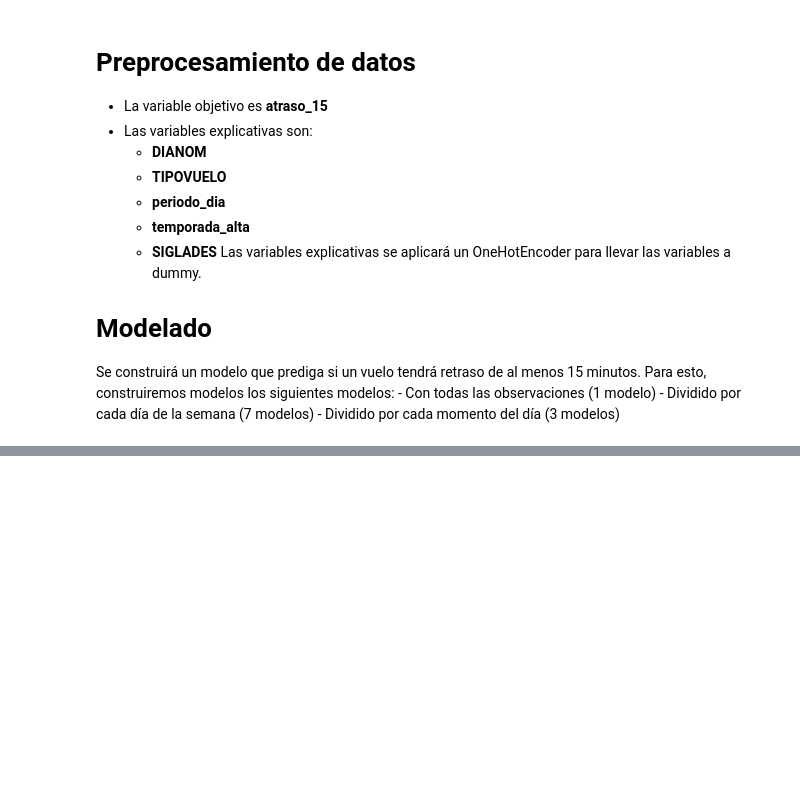
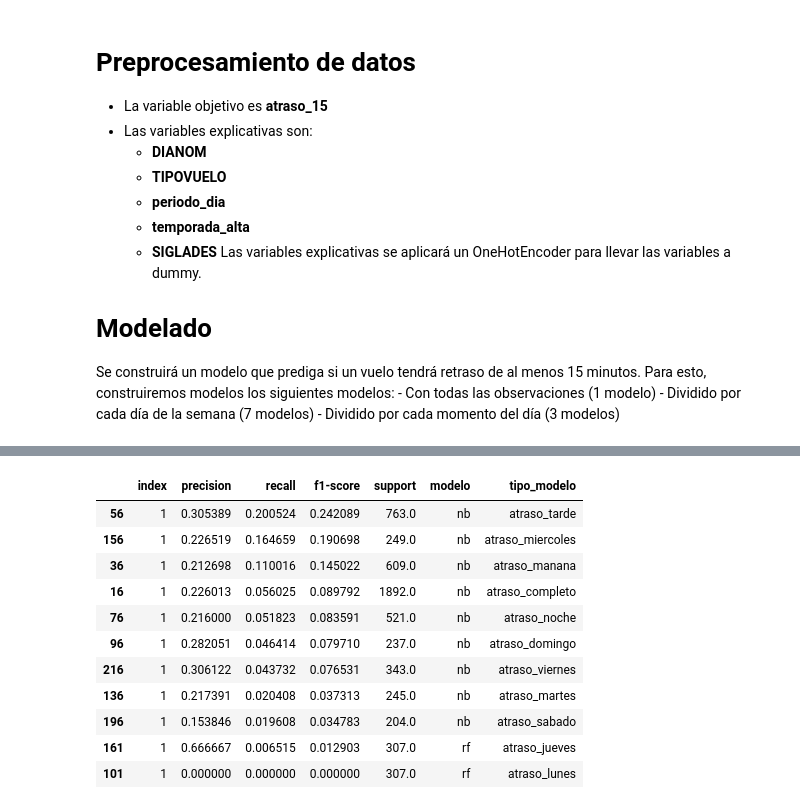
Before and after one commit to marioguzmanb/challenge_ds_latam, a Jupyter notebook: notebooks/solution.ipynb, the cells around one changed output, grey strips where cells are left out. Cells and saved outputs as stored; diff of their text form; code cells hidden in the pictures; blank space fills up the shorter version.

```diff
--- a/notebooks/solution.ipynb
+++ b/notebooks/solution.ipynb
@@ -548,0 +618,16 @@ with open("models/atraso_completo/nb.pickle","w") as f:
+# %%
+metrics[metrics["index"]=='1'].sort_values(["tipo_modelo","f1-score"],ascending=[False,False])\
+                .drop_duplicates(["tipo_modelo"]).sort_values("f1-score",ascending=False)
+# %% [output]
+|  | index | precision | recall | f1-score | support | modelo | tipo_modelo |
+| 56 | 1 | 0.305389 | 0.200524 | 0.242089 | 763.0 | nb | atraso_tarde |
+| 156 | 1 | 0.226519 | 0.164659 | 0.190698 | 249.0 | nb | atraso_miercoles |
+| 36 | 1 | 0.212698 | 0.110016 | 0.145022 | 609.0 | nb | atraso_manana |
+| 16 | 1 | 0.226013 | 0.056025 | 0.089792 | 1892.0 | nb | atraso_completo |
+| 76 | 1 | 0.216000 | 0.051823 | 0.083591 | 521.0 | nb | atraso_noche |
+| 96 | 1 | 0.282051 | 0.046414 | 0.079710 | 237.0 | nb | atraso_domingo |
+| 216 | 1 | 0.306122 | 0.043732 | 0.076531 | 343.0 | nb | atraso_viernes |
+| 136 | 1 | 0.217391 | 0.020408 | 0.037313 | 245.0 | nb | atraso_martes |
+| 196 | 1 | 0.153846 | 0.019608 | 0.034783 | 204.0 | nb | atraso_sabado |
+| 161 | 1 | 0.666667 | 0.006515 | 0.012903 | 307.0 | rf | atraso_jueves |
+| 101 | 1 | 0.000000 | 0.000000 | 0.000000 | 307.0 | rf | atraso_lunes |
```
Also changed, not shown: parts of 20 cells of this notebook, 47 other files.
